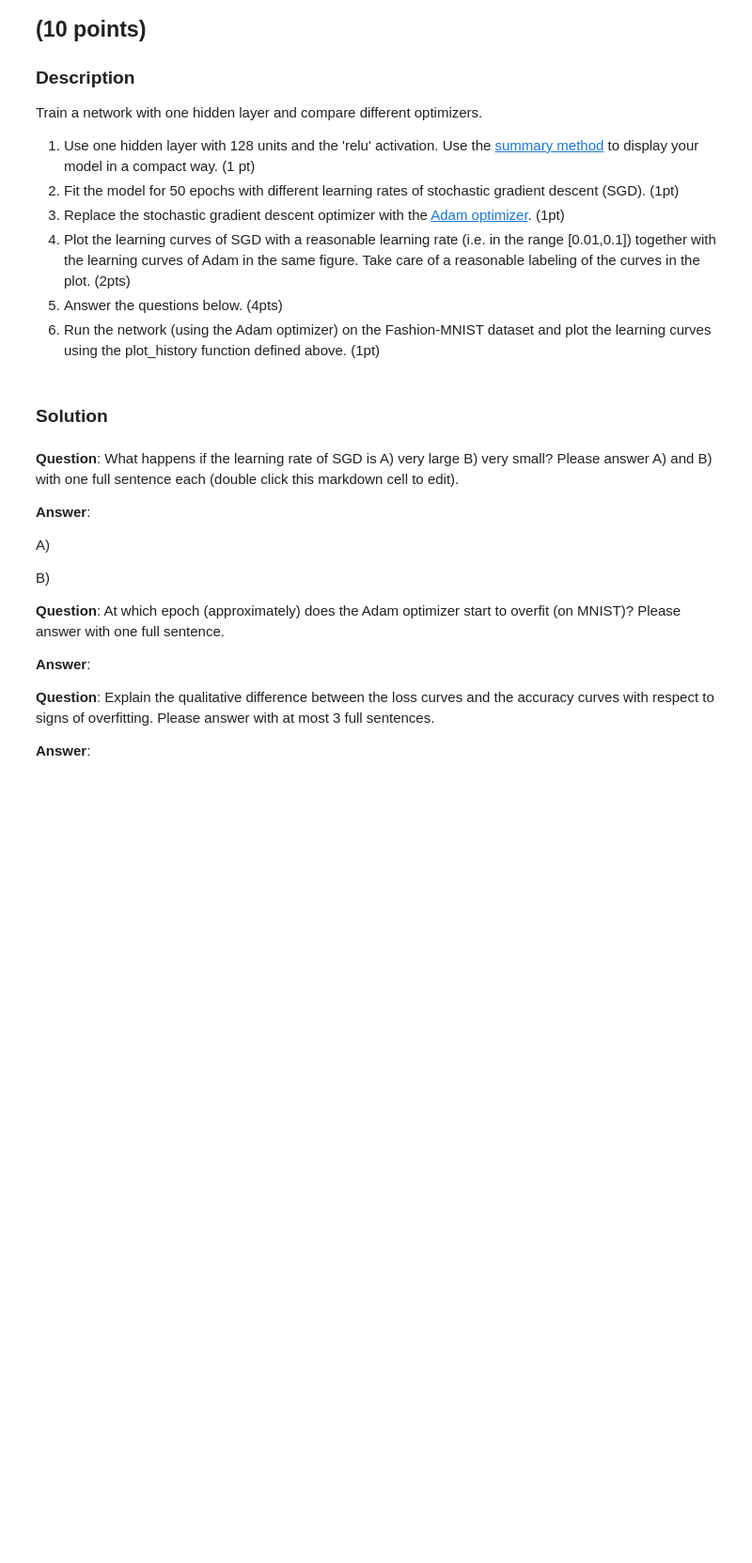
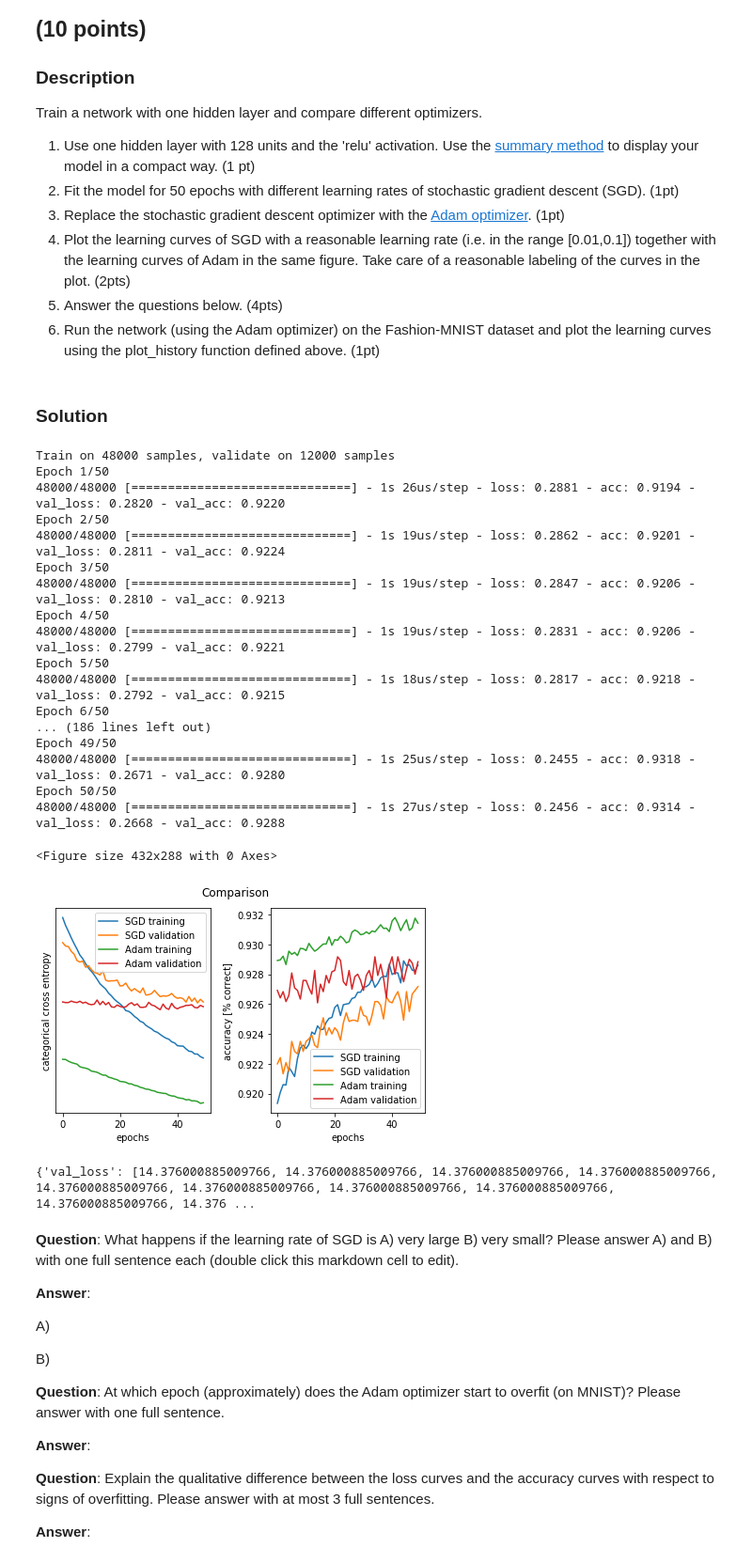
Before and after one commit to MartinStrambach/ANN_projects, a Jupyter notebook: project1.ipynb, the cells around one changed output. Shown at 94% size. Saved outputs shown, nothing was run; the diff lists cells and outputs as text; code cells hidden in the pictures; blank space fills up the shorter version.

```diff
--- a/project1.ipynb
+++ b/project1.ipynb
@@ -245,6 +273,65 @@ Train a network with one hidden layer and compare different optimizers.
 6. Run the network (using the Adam optimizer) on the Fashion-MNIST dataset and plot the learning curves using the plot_history function defined above. (1pt)
 # %% [markdown]
 ### Solution
+# %%
+def getModel():
+    model = Sequential()
+    model.add(Dense(128, activation='relu', input_shape=(784,)))
+    model.add(Dense(num_classes, activation='softmax'))
+    return model
+
+fig = plt.figure()
+history_sgd = []
+history_adam = []
+
+# Fit the model for 50 epochs with different learning rates
+nb_epochs = 50
+lr_min = 1e-3
+lr_max = 1
+nb_lr = 1
+lr_list = np.arange(lr_min, lr_max, (lr_max-lr_min)/nb_lr)
+for lr in lr_list:
+    # First fit the model for SGD
+    model_sgd = getModel()
+    sgd = SGD(lr=lr, decay=0.0, momentum=0.0, nesterov=False)
+    model_sgd.compile(optimizer=sgd,
+                  loss='categorical_crossentropy',
+                  metrics=['accuracy'])
+    history_sgd = model.fit(x_train, y_train, epochs=nb_epochs, batch_size=128, validation_split=0.2, verbose=1)
+    # Then do the same for Adam (we reload a model such that we optimize the model parameters from the start)
+    model_adam = getModel()
+    adam = Adam(lr=lr, beta_1=0.9, beta_2=0.999, epsilon=None, decay=0.0, amsgrad=False)
+    model_adam.compile(optimizer=adam,
+                      loss='categorical_crossentropy',
+                      metrics=['accuracy'])
+    history_adam = model.fit(x_train, y_train, epochs=nb_epochs, batch_size=128, validation_split=0.2, verbose=1)
+    fig = comparison_plot(history_sgd, history_adam, "SGD", "Adam", "Comparison")
+
+plt.show()
+# %% [output]
+Train on 48000 samples, validate on 12000 samples
+Epoch 1/50
+48000/48000 [==============================] - 1s 26us/step - loss: 0.2881 - acc: 0.9194 - val_loss: 0.2820 - val_acc: 0.9220
+Epoch 2/50
+48000/48000 [==============================] - 1s 19us/step - loss: 0.2862 - acc: 0.9201 - val_loss: 0.2811 - val_acc: 0.9224
+Epoch 3/50
+48000/48000 [==============================] - 1s 19us/step - loss: 0.2847 - acc: 0.9206 - val_loss: 0.2810 - val_acc: 0.9213
+Epoch 4/50
+48000/48000 [==============================] - 1s 19us/step - loss: 0.2831 - acc: 0.9206 - val_loss: 0.2799 - val_acc: 0.9221
+Epoch 5/50
+48000/48000 [==============================] - 1s 18us/step - loss: 0.2817 - acc: 0.9218 - val_loss: 0.2792 - val_acc: 0.9215
+Epoch 6/50
+... (186 lines left out)
+Epoch 49/50
+48000/48000 [==============================] - 1s 25us/step - loss: 0.2455 - acc: 0.9318 - val_loss: 0.2671 - val_acc: 0.9280
+Epoch 50/50
+48000/48000 [==============================] - 1s 27us/step - loss: 0.2456 - acc: 0.9314 - val_loss: 0.2668 - val_acc: 0.9288
+<Figure size 432x288 with 0 Axes>
+[figure, added]
+# %%
+print(history_sgd.history)
+# %% [output]
+{'val_loss': [14.376000885009766, 14.376000885009766, 14.376000885009766, 14.376000885009766, 14.376000885009766, 14.376000885009766, 14.376000885009766, 14.376000885009766, 14.376000885009766, 14.376 ...
 # %%
 # This plotting routine might help you ...
 def comparison_plot(history_sgd, history_adam, label1, label2, title):
```
Also changed, not shown: parts of 4 cells of this notebook.
